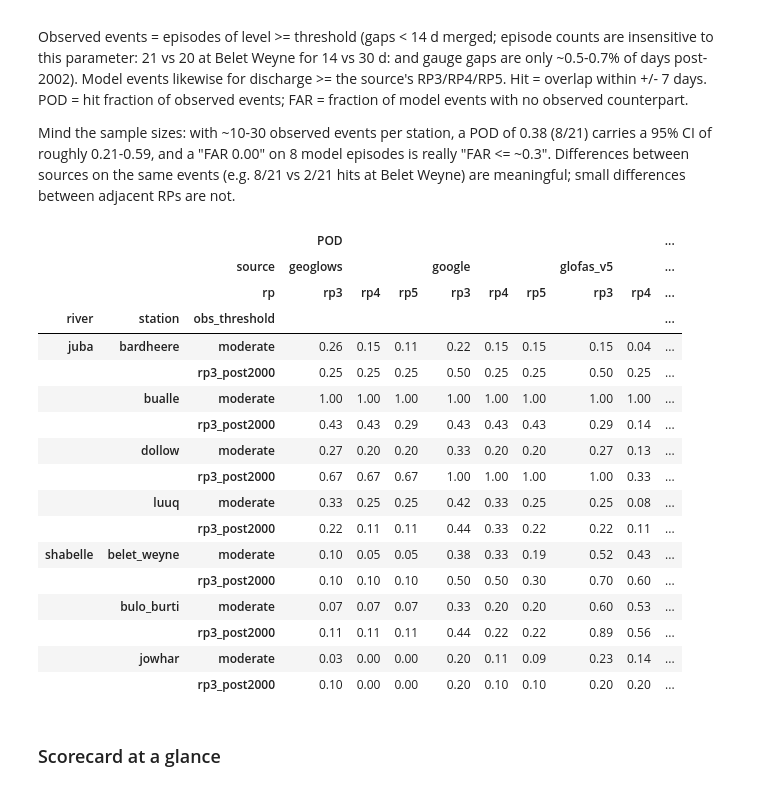
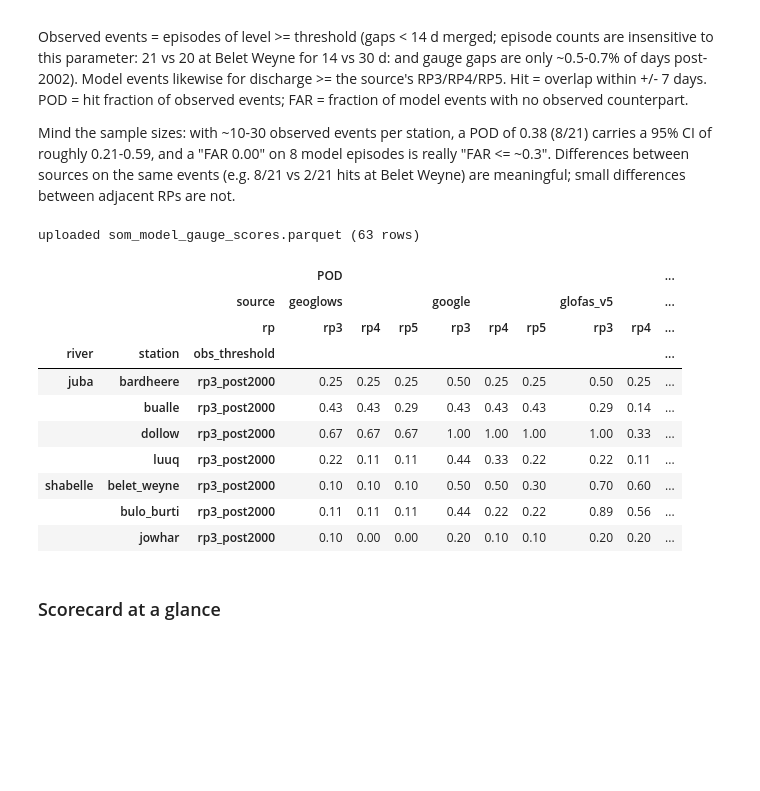
Before and after one commit to OCHA-DAP/ds-aa-som-floods, a Jupyter notebook: analysis/02_models_vs_swalim.ipynb, the cells around one changed output. Cells and saved outputs as stored; diff of their text form; code cells hidden in the pictures; blank space fills up the shorter version.

```diff
--- a/analysis/02_models_vs_swalim.ipynb
+++ b/analysis/02_models_vs_swalim.ipynb
@@ -113,7 +115,22 @@ rp = load_multi("return_periods", ["geoglows", "google_grrr"])
 
 SOURCES = [s for s in ["geoglows", "google", "glofas_v5"] if s in set(rp.source) or s in set(dd.source)]
 riv = dd.drop_duplicates("station").set_index("station")["river"]
-gauged = [s for s in th.index if s in lv.index.get_level_values(0)]
+# trigger gauges only (decision 2026-08-26): reporting SWALIM
+# stations, 4 on the Juba and 3 on the Shabelle
+gauged = [
+    s
+    for s in th.index
+    if s in lv.index.get_level_values(0) and s in ALL_TRIGGER_STATIONS
+]
+# Observed baseline: the computed post-2000 RP3 level per station (same
+# estimator as notebook 01). Defined here because the section 2 overlay draws
+# it as well as the section 3 event scoring.
+POST2000_RP3 = {}
+for _st in gauged:
+    _s = lv.loc[_st]
+    _s = _s[_s.index.year >= 2000]
+    _am = _s.groupby(_s.index.year).max().dropna()
+    POST2000_RP3[_st] = weibull_level(_am.values, 3)
 print("sources:", SOURCES)
 # %% [output]
 sources: ['geoglows', 'google', 'glofas_v5']
@@ -227,7 +240,7 @@ for ax, st in zip(np.atleast_1d(axes), gauged):
     start = end - pd.DateOffset(years=10)
     obs = lv.loc[st].loc[start:end]
     ax2.plot(obs.index, obs.values, lw=0.8, color=C_SWALIM, label="SWALIM level")
-    thr = th.loc[st, "moderate_flood_risk"]
+    thr = POST2000_RP3.get(st, np.nan)  # baseline: computed post-2000 RP3
     if not np.isnan(thr):
         ax2.axhline(thr, color=C_SWALIM, ls=":", lw=0.8)
     for src in SOURCES:
@@ -269,15 +282,6 @@ same events (e.g. 8/21 vs 2/21 hits at Belet Weyne) are meaningful; small
 differences between adjacent RPs are not.
 # %%
 WINDOW = (pd.Timestamp("2002-01-01"), pd.Timestamp("2023-12-23"))
-
-
-# post-2000 RP3 observed level per station (same estimator as notebook 01)
-POST2000_RP3 = {}
-for st in gauged:
-    s = lv.loc[st]
-    s2 = s[s.index.year >= 2000]
-    am = s2.groupby(s2.index.year).max().dropna()
-    POST2000_RP3[st] = weibull_level(am.values, 3)
 
 rows = []
 for src in SOURCES:
@@ -292,51 +296,51 @@ for src in SOURCES:
         if st in grp.index:                      # published RPs
             q2, q5 = grp.loc[st, 2], grp.loc[st, 5]
             q_at = lambda T, a=q2, b=q5: a + (b - a) * (yT(T) - yT(2)) / (yT(5) - yT(2))
         else:                                     # derived (GloFAS)
             q_at = lambda T, s=full: gumbel_rp(s, T)
         # both benchmarks (user decision 2026-08-06): the official Moderate
         # level and the post-2000 RP3 refit from the gauge record
-        benchmarks = {
-            "moderate": th.loc[st, "moderate_flood_risk"],
-            "rp3_post2000": POST2000_RP3.get(st, np.nan),
-        }
+        # operative baseline: the computed post-2000 RP3 (decision 2026-08-26)
+        benchmarks = {"rp3_post2000": POST2000_RP3.get(st, np.nan)}
         for obs_label, thr in benchmarks.items():
             if np.isnan(thr):
                 continue
             obs = j["level"] >= thr
             if obs.sum() == 0:
                 continue
             oe = episodes(obs)
             for T in [3, 4, 5]:
                 me = episodes(j["q"] >= q_at(T))
                 rows.append({
                     "station": st, "river": riv[st], "source": src,
                     "obs_threshold": obs_label, "rp": f"rp{T}",
                     "obs_episodes": len(oe), "model_episodes": len(me),
                     "POD": hits(oe, me) / len(oe),
                     "FAR": 1 - hits(me, oe) / len(me) if me else np.nan,
                 })
 ev = pd.DataFrame(rows)
+
+# share the scorecard so the summary page can read it instead of anyone
+# re-running this notebook and copying numbers by hand
+stratus.upload_parquet_to_blob(
+    ev, "ds-aa-som-floods/processed/workflow/som_model_gauge_scores.parquet", stage="dev"
+)
+print(f"uploaded som_model_gauge_scores.parquet ({len(ev)} rows)")
+
 ev.pivot(index=["river", "station", "obs_threshold"], columns=["source", "rp"], values=["POD", "FAR"]).round(2)
 # %% [output]
+uploaded som_model_gauge_scores.parquet (63 rows)
 |  |  |  | POD |  |  |  |  |  |  |  | ... |
 |  |  | source | geoglows |  |  | google |  |  | glofas_v5 |  | ... |
 |  |  | rp | rp3 | rp4 | rp5 | rp3 | rp4 | rp5 | rp3 | rp4 | ... |
 | river | station | obs_threshold |  |  |  |  |  |  |  |  | ... |
-| juba | bardheere | moderate | 0.26 | 0.15 | 0.11 | 0.22 | 0.15 | 0.15 | 0.15 | 0.04 | ... |
-|  |  | rp3_post2000 | 0.25 | 0.25 | 0.25 | 0.50 | 0.25 | 0.25 | 0.50 | 0.25 | ... |
-|  | bualle | moderate | 1.00 | 1.00 | 1.00 | 1.00 | 1.00 | 1.00 | 1.00 | 1.00 | ... |
-|  |  | rp3_post2000 | 0.43 | 0.43 | 0.29 | 0.43 | 0.43 | 0.43 | 0.29 | 0.14 | ... |
-|  | dollow | moderate | 0.27 | 0.20 | 0.20 | 0.33 | 0.20 | 0.20 | 0.27 | 0.13 | ... |
-|  |  | rp3_post2000 | 0.67 | 0.67 | 0.67 | 1.00 | 1.00 | 1.00 | 1.00 | 0.33 | ... |
-|  | luuq | moderate | 0.33 | 0.25 | 0.25 | 0.42 | 0.33 | 0.25 | 0.25 | 0.08 | ... |
-|  |  | rp3_post2000 | 0.22 | 0.11 | 0.11 | 0.44 | 0.33 | 0.22 | 0.22 | 0.11 | ... |
-| shabelle | belet_weyne | moderate | 0.10 | 0.05 | 0.05 | 0.38 | 0.33 | 0.19 | 0.52 | 0.43 | ... |
-|  |  | rp3_post2000 | 0.10 | 0.10 | 0.10 | 0.50 | 0.50 | 0.30 | 0.70 | 0.60 | ... |
-|  | bulo_burti | moderate | 0.07 | 0.07 | 0.07 | 0.33 | 0.20 | 0.20 | 0.60 | 0.53 | ... |
-|  |  | rp3_post2000 | 0.11 | 0.11 | 0.11 | 0.44 | 0.22 | 0.22 | 0.89 | 0.56 | ... |
-|  | jowhar | moderate | 0.03 | 0.00 | 0.00 | 0.20 | 0.11 | 0.09 | 0.23 | 0.14 | ... |
-|  |  | rp3_post2000 | 0.10 | 0.00 | 0.00 | 0.20 | 0.10 | 0.10 | 0.20 | 0.20 | ... |
+| juba | bardheere | rp3_post2000 | 0.25 | 0.25 | 0.25 | 0.50 | 0.25 | 0.25 | 0.50 | 0.25 | ... |
+|  | bualle | rp3_post2000 | 0.43 | 0.43 | 0.29 | 0.43 | 0.43 | 0.43 | 0.29 | 0.14 | ... |
+|  | dollow | rp3_post2000 | 0.67 | 0.67 | 0.67 | 1.00 | 1.00 | 1.00 | 1.00 | 0.33 | ... |
+|  | luuq | rp3_post2000 | 0.22 | 0.11 | 0.11 | 0.44 | 0.33 | 0.22 | 0.22 | 0.11 | ... |
+| shabelle | belet_weyne | rp3_post2000 | 0.10 | 0.10 | 0.10 | 0.50 | 0.50 | 0.30 | 0.70 | 0.60 | ... |
+|  | bulo_burti | rp3_post2000 | 0.11 | 0.11 | 0.11 | 0.44 | 0.22 | 0.22 | 0.89 | 0.56 | ... |
+|  | jowhar | rp3_post2000 | 0.10 | 0.00 | 0.00 | 0.20 | 0.10 | 0.10 | 0.20 | 0.20 | ... |
 # %% [markdown]
 ### Scorecard at a glance
 # %%
```
Also changed, not shown: parts of 13 cells of this notebook, 29 other files.
